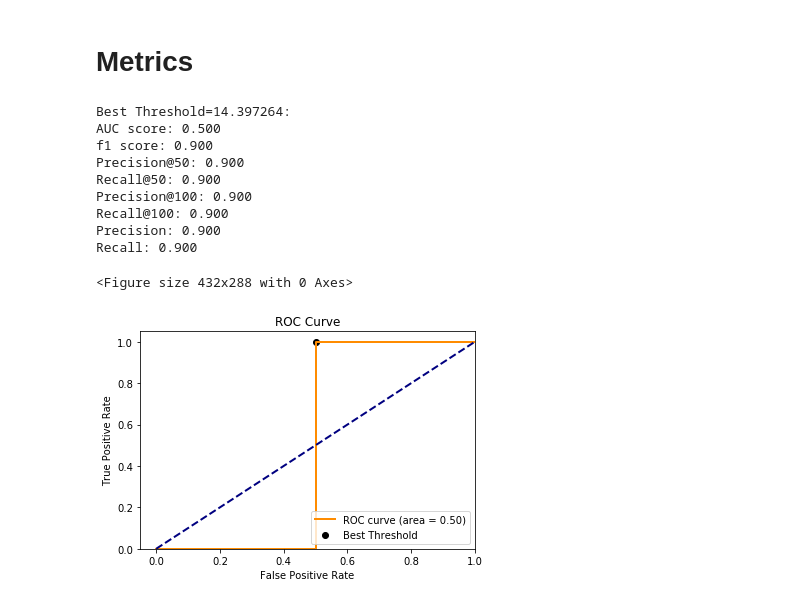
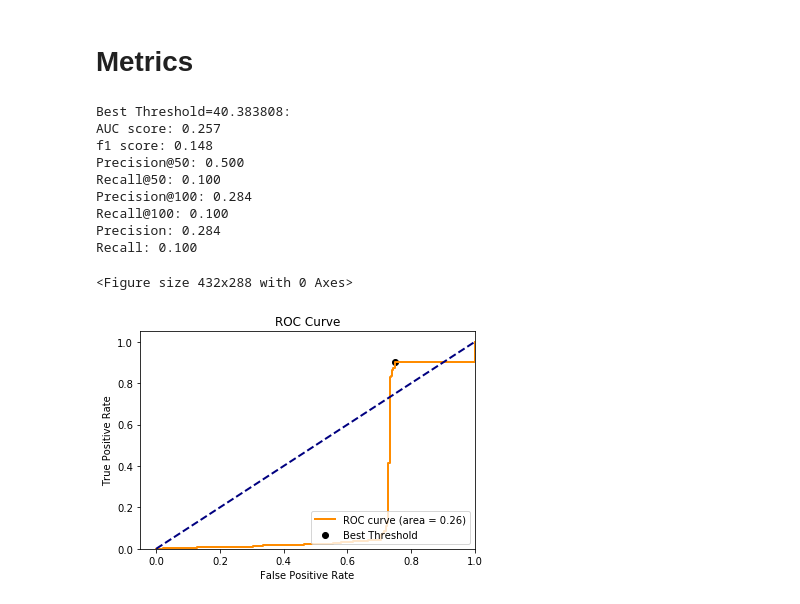
Before and after one commit to djwalker200/AnomalyDetection, a Jupyter notebook: AutoencoderModel/Autoencoder.ipynb, the cells around one changed output. Cells and saved outputs as stored; diff of their text form; code cells hidden in the pictures.

```diff
--- a/AutoencoderModel/Autoencoder.ipynb
+++ b/AutoencoderModel/Autoencoder.ipynb
@@ -298,7 +298,7 @@ def find_distribution(data_loader, model, criterion, device):
     return np.array(losses)
 
 def custom_loss(X_pred, A_pred, X, A, alpha = 0.5):
-    loss = (1.0 - alpha) * torch.norm(A - A * A_pred) + alpha * torch.norm(X - X_pred)
+    loss = (1.0 - alpha) * torch.norm(A - A_pred) + alpha * torch.norm(X - X_pred)
     return loss
 # %% [markdown]
 # Prep Data
@@ -330,7 +330,7 @@ Successfully generated 100 Anomalous graphs
 #Reads in the data
 train_X, train_adj, train_sizes, data_config  = read_data('test_data','train')
 valid_X, valid_adj, valid_sizes, data_config = read_data('test_data','valid')
-test_X,test_adj,test_sizes,data_config = read_data('test_data','test')
+test_X, test_adj, test_sizes, data_config = read_data('test_data','test')
 
 train_set = myDataset(train_X, train_adj)
 train_loader = DataLoader(dataset = train_set, batch_size = 64, shuffle=True)
@@ -339,7 +339,7 @@ valid_set = myDataset(valid_X,valid_adj)
 valid_loader = DataLoader(dataset = valid_set, batch_size = 64, shuffle=True)
 
 test_set = myDataset(test_X,test_adj)
-test_loader = DataLoader(dataset = test_set, batch_size = 64, shuffle=True)
+test_loader = DataLoader(dataset = test_set, batch_size = 1, shuffle=True)
 
 node_dim = train_X.shape[2]
 edge_dim = train_adj.shape[1]
@@ -351,12 +351,12 @@ model = Autoencoder(nfeat = node_dim, nhid=nhid, a_nout = train_adj.shape[2], x_
 
 criterion = custom_loss
 
-optimizer = torch.optim.Adam(model.parameters(), lr=0.001, weight_decay = 0.01)
+optimizer = torch.optim.Adam(model.parameters(), lr=0.1, weight_decay = 0.1)
 
 #Check for GPU
 device = torch.device("cuda:0" if torch.cuda.is_available() else "cpu")
 
-n_epochs = 30
+n_epochs = 10
 
 train_hist = np.zeros(n_epochs)
 validate_hist = np.zeros(n_epochs)
@@ -418,7 +411,7 @@ model.eval()
 #Loads anomaly data
 anom_X,anom_adj,anom_sizes,data_config = read_data('test_data','extra')
 anom_set = myDataset(anom_X,anom_adj)
-anom_loader = DataLoader(dataset=anom_set,batch_size=10,shuffle=True)
+anom_loader = DataLoader(dataset=anom_set,batch_size=1,shuffle=True)
 
 #Calculates the log-prob distribution for each set
 train_probs = find_distribution(train_loader,model,criterion,device)
@@ -429,12 +422,13 @@ anom_probs = find_distribution(anom_loader,model,criterion,device)
 total_probs = np.concatenate((test_probs,anom_probs))
 
 #Plots histograms for each set with a kde plot overlay
-sns.histplot(data=train_probs,color='b',stat="density",label='Train', kde=True)
-sns.histplot(data=test_probs,color='g',stat="density",label='Test',kde=True)
-sns.histplot(data=anom_probs,color='r',stat="density",label='Anomalies',kde=True)
+#sns.histplot(data=train_probs,color='b',stat="density",label='Train', kde=True)
+sns.histplot(data=test_probs,color='g', stat="probability", label='Test', kde=True , binwidth = 0.1)
+sns.histplot(data=anom_probs,color='r', stat="probability", label='Anomalies', kde=True, binwidth = 0.1)
 plt.legend()
-plt.xlabel('Loss')
-plt.savefig('loss_distribution.png')
+plt.title("Autoencoder Loss Distribution")
+plt.xlabel('Custom Loss')
+plt.savefig('autoencoder_loss_distribution.png')
 plt.clf()
 
 # Forms ROC curve and calculates AUC score
@@ -446,13 +440,13 @@ Y_true = np.zeros(Y_probs.shape[0])
 Y_true[test_probs.shape[0]:] = 1
 
 #Calculates the ROC and AUC statistics
-fpr,tpr,thresholds = roc_curve(Y_true,-1 * Y_probs)
+fpr, tpr, thresholds = roc_curve(Y_true, Y_probs)
 roc_auc = auc(fpr,tpr)
 
 #Finds the optimal threshold
 geometric_means = np.sqrt(tpr * (1 - fpr))
 best_threshold_index = np.argmax(geometric_means)
-best_threshold = - thresholds[best_threshold_index]
+best_threshold = thresholds[best_threshold_index]
 print('Best Threshold=%f:' % best_threshold)
 
 #Plots ROC Curve
@@ -469,7 +463,7 @@ plt.xlabel('False Positive Rate')
 plt.ylabel('True Positive Rate')
 plt.title('ROC Curve')
 plt.legend(loc="lower right")
-plt.savefig('ROC_curve.png')
+plt.savefig('autoencoder_ROC_curve.png')
 
 Y_pred = np.zeros(Y_true.shape[0])
 Y_pred[Y_probs < best_threshold] = 1
@@ -479,42 +473,42 @@ print('AUC score: %.3f' % roc_auc)
 print('f1 score: %.3f' % f1)
 
 results = []
 for i in range(Y_probs.shape[0]):
     results.append((Y_probs[i],Y_true[i]))
 
 results.sort(key = lambda x: x[0])
 
 n_anomalies = anom_probs.shape[0]
 
-for k in [50,100]:
-    n_detected = sum((pred < best_threshold) for (pred,__) in results[:k])
+for k in [50, 100]:
+    n_detected = sum((pred < best_threshold) for (pred, __) in results[:k])
     n_correct = sum( (truth == 1 and pred < best_threshold)  for (pred,truth) in results[:k])
     k_precision = 0
 
     if n_detected != 0:
         k_precision = float(n_correct) / n_detected
         k_recall = float(n_correct) / n_anomalies
         print('Precision@{:.0f}: {:.3f}'.format(k,k_precision))
         print('Recall@{:.0f}: {:.3f}'.format(k,k_recall))
 
 detections = Y_true[Y_pred == 1]
 n_correct = detections[detections == 1].shape[0]
 precision = 0
 if detections.shape[0] != 0:
     precision = float(n_correct) / detections.shape[0]
 
 recall = float(n_correct) / n_anomalies
 print('Precision:', '%.3f' % precision)
 print('Recall:','%.3f' % recall)
 # %% [output]
-Best Threshold=14.397264:
-AUC score: 0.500
-f1 score: 0.900
-Precision@50: 0.900
-Recall@50: 0.900
-Precision@100: 0.900
-Recall@100: 0.900
-Precision: 0.900
-Recall: 0.900
+Best Threshold=40.383808:
+AUC score: 0.257
+f1 score: 0.148
+Precision@50: 0.500
+Recall@50: 0.100
+Precision@100: 0.284
+Recall@100: 0.100
+Precision: 0.284
+Recall: 0.100
 <Figure size 432x288 with 0 Axes>
-[figure, old version]
+[figure, new version]
```
Also changed, not shown: parts of 4 cells of this notebook.
